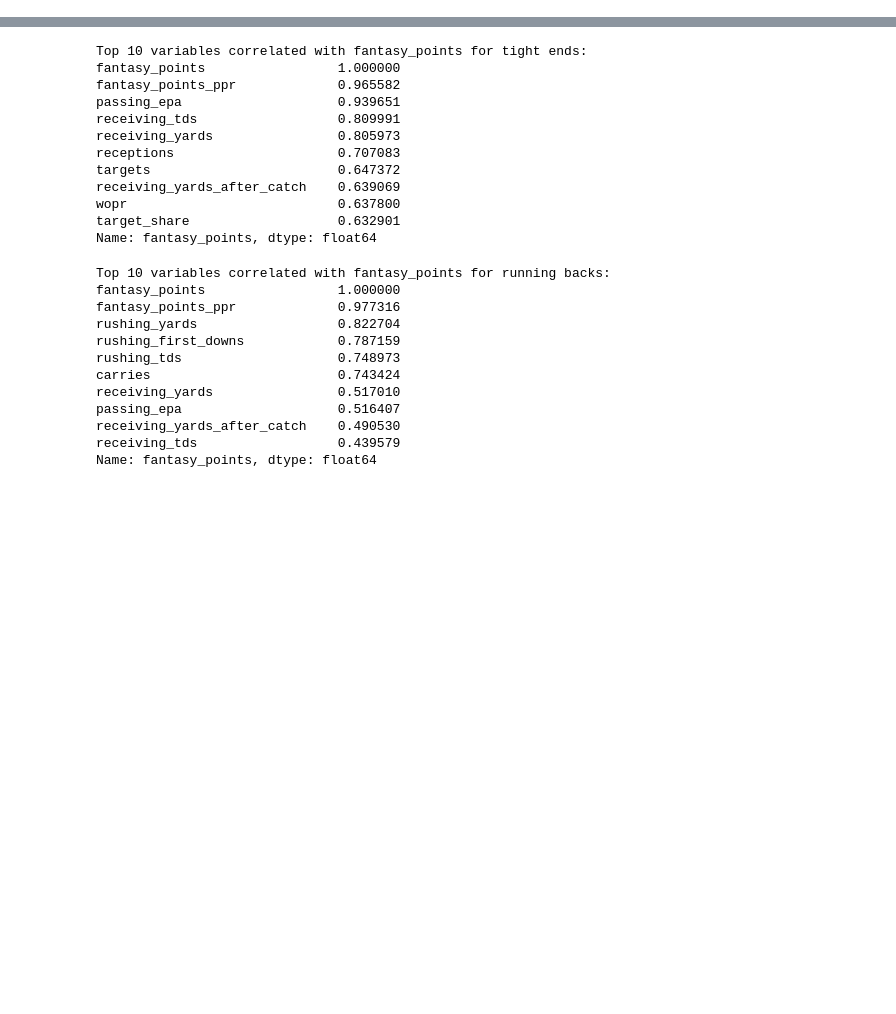
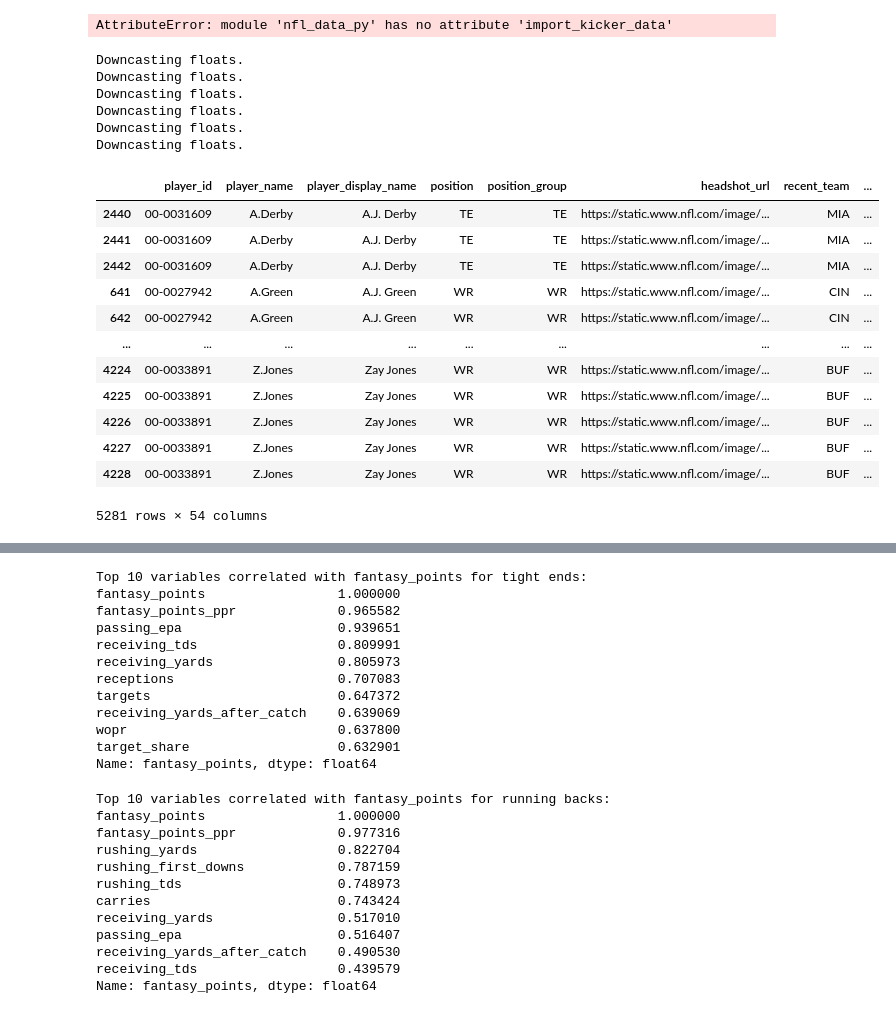
Before and after one commit to kmaran3/StepByStepToolKit, a Jupyter notebook: fantasy.ipynb, the cells around one changed output, grey strips where cells are left out. Saved outputs shown, nothing was run; the diff lists cells and outputs as text; code cells hidden in the pictures; blank space fills up the shorter version.

```diff
--- a/fantasy.ipynb
+++ b/fantasy.ipynb
@@ -112,0 +71,57 @@ Name: fantasy_points, dtype: float64
+# %%
+kickers_data = nfl.import_kicker_data(years=[2023])
+defense_data = nfl.import_defense_data(years=[2023])
+kickers_data
+# %% [output]
+AttributeError: module 'nfl_data_py' has no attribute 'import_kicker_data'
+# %%
+def add_games_played_column(weekly_data):
+    weekly_data['GP'] = weekly_data.groupby('player_display_name')['week'].transform('count')
+    return weekly_data
+
+data_2023 = nfl.import_weekly_data([2023])
+weekly_data_2023 = data_2023.sort_values(by=['player_display_name', 'week'], ascending=[True, True])
+weekly_data_2023 = add_games_played_column(weekly_data_2023)
+
+data_2022 = nfl.import_weekly_data([2022])
+weekly_data_2022 = data_2022.sort_values(by=['player_display_name', 'week'], ascending=[True, True])
+weekly_data_2022 = add_games_played_column(weekly_data_2022)
+
+data_2021 = nfl.import_weekly_data([2021])
+weekly_data_2021 = data_2021.sort_values(by=['player_display_name', 'week'], ascending=[True, True])
+weekly_data_2021 = add_games_played_column(weekly_data_2021)
+
+data_2020 = nfl.import_weekly_data([2020])
+weekly_data_2020 = data_2020.sort_values(by=['player_display_name', 'week'], ascending=[True, True])
+weekly_data_2020 = add_games_played_column(weekly_data_2020)
+
+data_2019 = nfl.import_weekly_data([2019])
+weekly_data_2019 = data_2019.sort_values(by=['player_display_name', 'week'], ascending=[True, True])
+weekly_data_2019 = add_games_played_column(weekly_data_2019)
+
+data_2018 = nfl.import_weekly_data([2018])
+weekly_data_2018 = data_2018.sort_values(by=['player_display_name', 'week'], ascending=[True, True])
+weekly_data_2018 = add_games_played_column(weekly_data_2018)
+
+# Display the columns of the 2018 weekly data to verify the addition of the "GP" column
+weekly_data_2018
+# %% [output]
+Downcasting floats.
+Downcasting floats.
+Downcasting floats.
+Downcasting floats.
+Downcasting floats.
+Downcasting floats.
+|  | player_id | player_name | player_display_name | position | position_group | headshot_url | recent_team | ... |
+| 2440 | 00-0031609 | A.Derby | A.J. Derby | TE | TE | https://static.www.nfl.com/image/... | MIA | ... |
+| 2441 | 00-0031609 | A.Derby | A.J. Derby | TE | TE | https://static.www.nfl.com/image/... | MIA | ... |
+| 2442 | 00-0031609 | A.Derby | A.J. Derby | TE | TE | https://static.www.nfl.com/image/... | MIA | ... |
+| 641 | 00-0027942 | A.Green | A.J. Green | WR | WR | https://static.www.nfl.com/image/... | CIN | ... |
+| 642 | 00-0027942 | A.Green | A.J. Green | WR | WR | https://static.www.nfl.com/image/... | CIN | ... |
+| ... | ... | ... | ... | ... | ... | ... | ... | ... |
+| 4224 | 00-0033891 | Z.Jones | Zay Jones | WR | WR | https://static.www.nfl.com/image/... | BUF | ... |
+| 4225 | 00-0033891 | Z.Jones | Zay Jones | WR | WR | https://static.www.nfl.com/image/... | BUF | ... |
+| 4226 | 00-0033891 | Z.Jones | Zay Jones | WR | WR | https://static.www.nfl.com/image/... | BUF | ... |
+| 4227 | 00-0033891 | Z.Jones | Zay Jones | WR | WR | https://static.www.nfl.com/image/... | BUF | ... |
+| 4228 | 00-0033891 | Z.Jones | Zay Jones | WR | WR | https://static.www.nfl.com/image/... | BUF | ... |
+5281 rows × 54 columns
```
Also changed, not shown: parts of 10 cells of this notebook, 3 other files.
